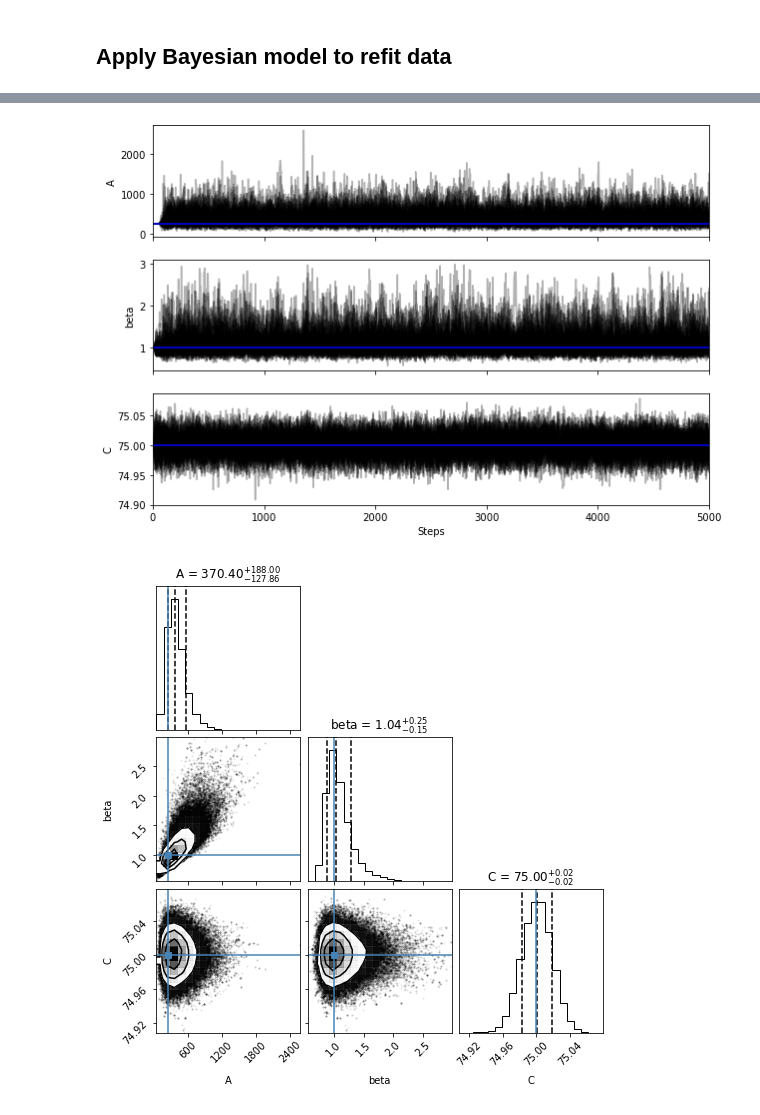
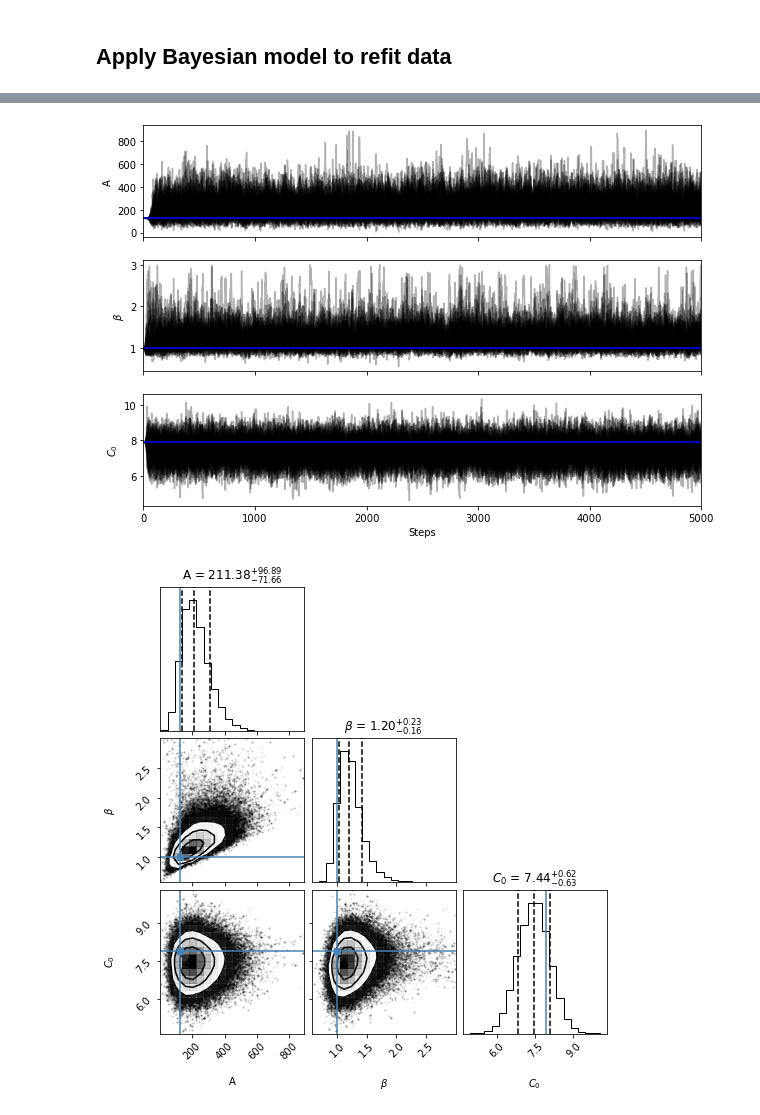
Before and after one commit to floydie7/SPT_AGN, a Jupyter notebook: Mock_generation_2022_Floyd.ipynb, the cells around one changed output, grey strips where cells are left out. Drawn from its saved outputs; the diff is of its cells as text; code cells hidden in the pictures.

```diff
--- a/Mock_generation_2022_Floyd.ipynb
+++ b/Mock_generation_2022_Floyd.ipynb
@@ -56,7 +57,7 @@ def poisson_point_process(model, dx, dy=None, lower_dx=0, lower_dy=0):
 
     return coord
 # %%
-def model_rate(params, radial_dist):
+def model_rate(params, radial_dist, cluster_id):
     """
     Our generating model.
 
@@ -66,6 +67,8 @@ def model_rate(params, radial_dist):
         Tuple of parameters.
     radial_dist : array-like
         A vector of radii of objects relative to the cluster center
+    cluster_id : int or str
+        Used to select correct background prior
 
     Returns
     -------
@@ -74,14 +77,21 @@ def model_rate(params, radial_dist):
     """
 
     # Unpack the parameters
-    theta, beta, c = params
+    theta, beta, c0 = params
     rc = rc_true
+
+    # In mock generation, we need to be able to skip adding the background surface density redshift relation.
+    if cluster_id == -1:
+        cz = 0.
+    else:
+        z = master_catalog['REDSHIFT'][master_catalog['SPT_ID'] == cluster_id][0]
+        cz = c0 + delta_c(z) * num_clusters
 
     # Our amplitude will eventually be more complicated
     a = theta
 
     # Our model rate is an amplitude of cluster-specific trends with a radial dependence with a constant background rate.
-    model = a * (1 + (radial_dist / rc) ** 2) ** (-1.5 * beta + 0.5) + c
+    model = a * (1 + (radial_dist / rc) ** 2) ** (-1.5 * beta + 0.5) + cz
 
     return model
 # %%
@@ -225,7 +286,10 @@ def agn_prior_surf_den_err(redshift: float) -> float:
 # %%
+# Select two random SPT clusters from the catalog for example purposes.
+sample_clusters = SPTcl[rng.integers(0., len(SPTcl)-1, size=2)]
+
 # Our cluster will be at a redshift of z = 0.6 with a maximum deviation of +-0.03.
-cluster_redshifts = [0.5, 0.6]
-redshift_uncert = 0.03
+cluster_redshifts = sample_clusters['REDSHIFT']
+redshift_uncert = sample_clusters['REDSHIFT_UNC']
 
 # For a cluster at z = 0.6, the color threshold will be [3.6] - [4.5] = 0.61
 color_thresholds = [agn_purity_color(z) for z in cluster_redshifts]
@@ -240,10 +304,12 @@ num_clusters = 50
 a_true = 2.5
 beta_true = 1.0
 rc_true = 0.1
+c0_true = agn_prior_surf_den(0.)
 c_truths = np.array([agn_prior_surf_den(z) for z in cluster_redshifts])
 
 # We will amplify the true parameters by the number of clusters in the sample.
 a_true *= num_clusters
+c0_true *= num_clusters
 c_truths *= num_clusters
-print(f'Input parameters: {a_true = }, {beta_true = }, {rc_true = }, {c_truths = }')
+print(f'Input parameters: {a_true = }, {beta_true = }, {rc_true = }, {c0_true = :.3f} ({c_truths = })')
 # %% [output]
@@ -252,8 +318,8 @@ Input parameters: a_true = 250.0, beta_true = 1.0, rc_true = 0.1, c_true = 75.0
 ### Run cluster realization pipeline
 # %%
 cluster_cats = []
-for cluster_redshift, cluster_color_threshold, bkg_rate_true in zip(cluster_redshifts, color_thresholds, c_truths):
-    cat = generate_mock_cluster(cluster_redshift, cluster_color_threshold, bkg_rate_true)
+for cluster_catalog, cluster_color_threshold, bkg_rate_true in zip(sample_clusters, color_thresholds, c_truths):
+    cat = generate_mock_cluster(cluster_catalog, cluster_color_threshold, bkg_rate_true)
     cluster_cats.append(cat)
 
     # Show plot of combined line-of-sight positions
@@ -263,7 +329,7 @@ for cluster_redshift, cluster_color_threshold, bkg_rate_true in zip(cluster_reds
     ax.scatter(background_objects['x'], background_objects['y'], edgecolors='blue', facecolors='none', alpha=0.4, label='Background')
     ax.scatter(cluster_objects['x'], cluster_objects['y'], edgecolors='red', facecolors='red', alpha=0.6, label='Cluster')
     ax.legend()
-    ax.set(title=f'Cluster at z = {cluster_redshift}', xlabel='x [arcmin]', ylabel='y [arcmin]', xlim=[0, image_width], ylim=[0, image_width], aspect=1)
+    ax.set(title=f'{cluster_catalog["SPT_ID"]} at z = {cluster_catalog["REDSHIFT"]:.2f}', xlabel='x [arcmin]', ylabel='y [arcmin]', xlim=[0, image_width], ylim=[0, image_width], aspect=1)
     plt.show()
 
 # Combine all catalogs
@@ -280,10 +347,11 @@ nsteps = 5000
 
 # Initialize walker positions
 # pos0 = np.array([rng.normal(a_true, 1e-4, size=nwalkers), rng.normal(beta_true, 1e-4, size=nwalkers), rng.normal(rc_true, 1e-4, size=nwalkers), rng.normal(c_true, 1e-4, size=nwalkers)]).T
-pos0 = np.array([rng.normal(a_true, 1e-4, size=nwalkers), rng.normal(beta_true, 1e-4, size=nwalkers), rng.normal(c_truths[0], 1e-4, size=nwalkers)]).T
+pos0 = np.array([rng.normal(a_true, 1e-4, size=nwalkers), rng.normal(beta_true, 1e-4, size=nwalkers), rng.normal(c0_true, 1e-4, size=nwalkers)]).T
 
-sampler = emcee.EnsembleSampler(nwalkers=nwalkers, ndim=ndim, log_prob_fn=lnprob)
-sampler.run_mcmc(pos0, nsteps=nsteps, progress=True)
+with MultiPool() as pool:
+    sampler = emcee.EnsembleSampler(nwalkers=nwalkers, ndim=ndim, log_prob_fn=lnprob, pool=pool)
+    sampler.run_mcmc(pos0, nsteps=nsteps, progress=True)
 
 print(f'Mean autocorrelation time: {(mean_tau := np.mean(sampler.get_autocorr_time())):.2f} steps\n', f'Mean acceptance fraction: {np.mean(sampler.acceptance_fraction):.3f}')
 # %% [output]
@@ -292,20 +360,20 @@ Mean autocorrelation time: 42.06 steps
 # %%
 # Plot chains
 samples = sampler.get_chain()
-labels = ['A', 'beta', 'C']
-truths = [a_true, beta_true, c_truths[0]]
+labels = ['A', r'$\beta$', r'$C_0$']
+truths = [a_true, beta_true, c0_true]
 _, axes = plt.subplots(nrows=ndim, figsize=(10, 7), sharex='col')
 for i, (ax, label, truth) in enumerate(zip(axes.flatten(), labels, truths)):
     ax.plot(samples[:, :, i], 'k', alpha=0.3)
     ax.axhline(y=truth, c='b')
     ax.set(ylabel=label, xlim=[0, len(samples)])
 axes[-1].set(xlabel='Steps')
 plt.show()
 # %% [output]
-[figure, old version]
+[figure, new version]
 # %%
 # Plot posterior
-flat_samples = sampler.get_chain(discard=int(3*100), flat=True)
+flat_samples = sampler.get_chain(discard=int(3*mean_tau), flat=True)
 fig = corner.corner(flat_samples, labels=labels, truths=truths, show_titles=True, quantiles=[0.16, 0.5, 0.84])
 # %% [output]
-[figure, old version]
+[figure, new version]
```
Also changed, not shown: parts of 9 cells of this notebook.
